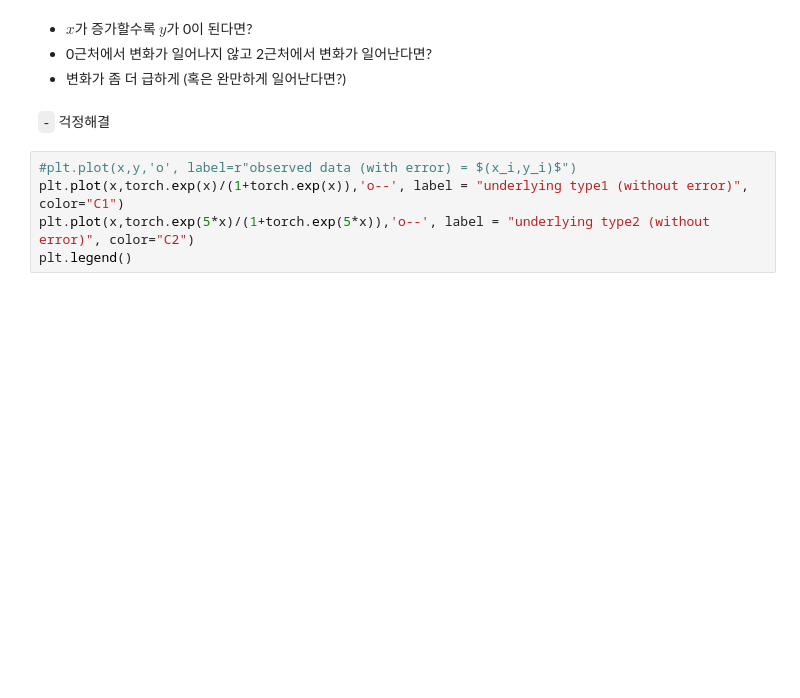
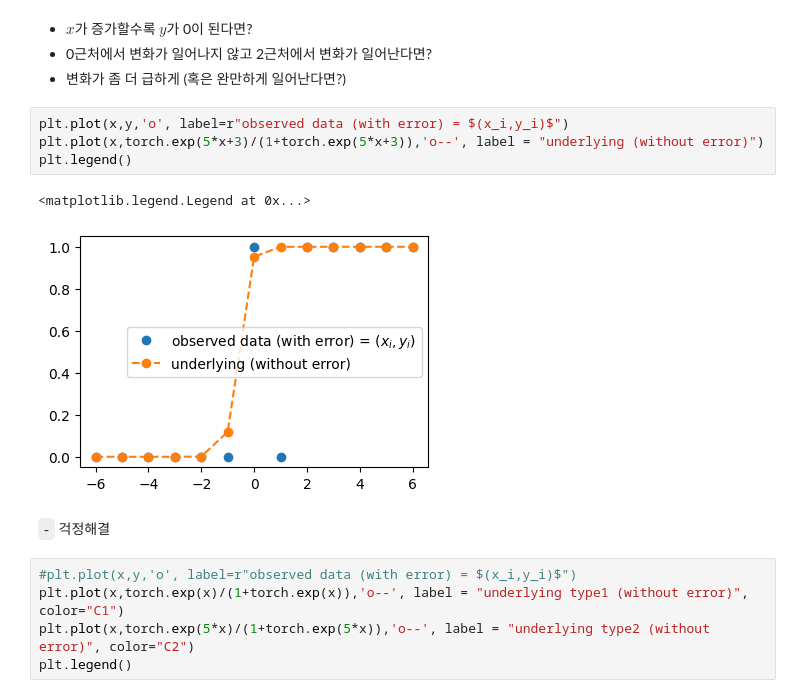
Before and after one commit to KangDongJun-ux/MOBILITY, a Jupyter notebook: posts/03wk-1.ipynb, the cells around one changed output. Cells and saved outputs as stored; diff of their text form; blank space fills up the shorter version.

```diff
--- a/posts/03wk-1.ipynb
+++ b/posts/03wk-1.ipynb
@@ -214,6 +164,13 @@ plt.plot(x,y,'o')
 - $x$가 증가할수록 $y$가 0이 된다면?
 - 0근처에서 변화가 일어나지 않고 2근처에서 변화가 일어난다면?
 - 변화가 좀 더 급하게 (혹은 완만하게 일어난다면?)
+# %%
+plt.plot(x,y,'o', label=r"observed data (with error) = $(x_i,y_i)$")
+plt.plot(x,torch.exp(5*x+3)/(1+torch.exp(5*x+3)),'o--', label = "underlying (without error)")
+plt.legend()
+# %% [output]
+<matplotlib.legend.Legend at 0x...>
+[figure, added]
 # %% [markdown]
 `-` 걱정해결
 # %%
```
Also changed, not shown: parts of 61 cells of this notebook.
